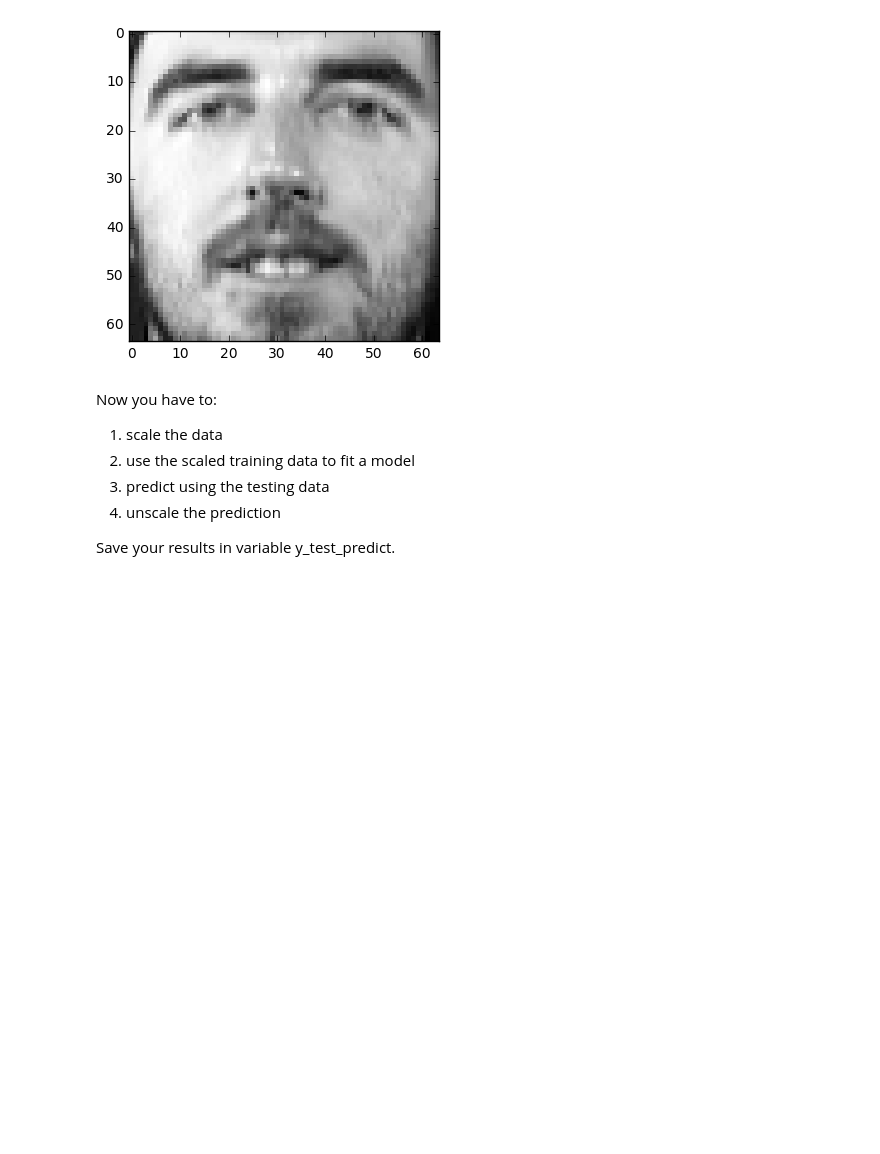
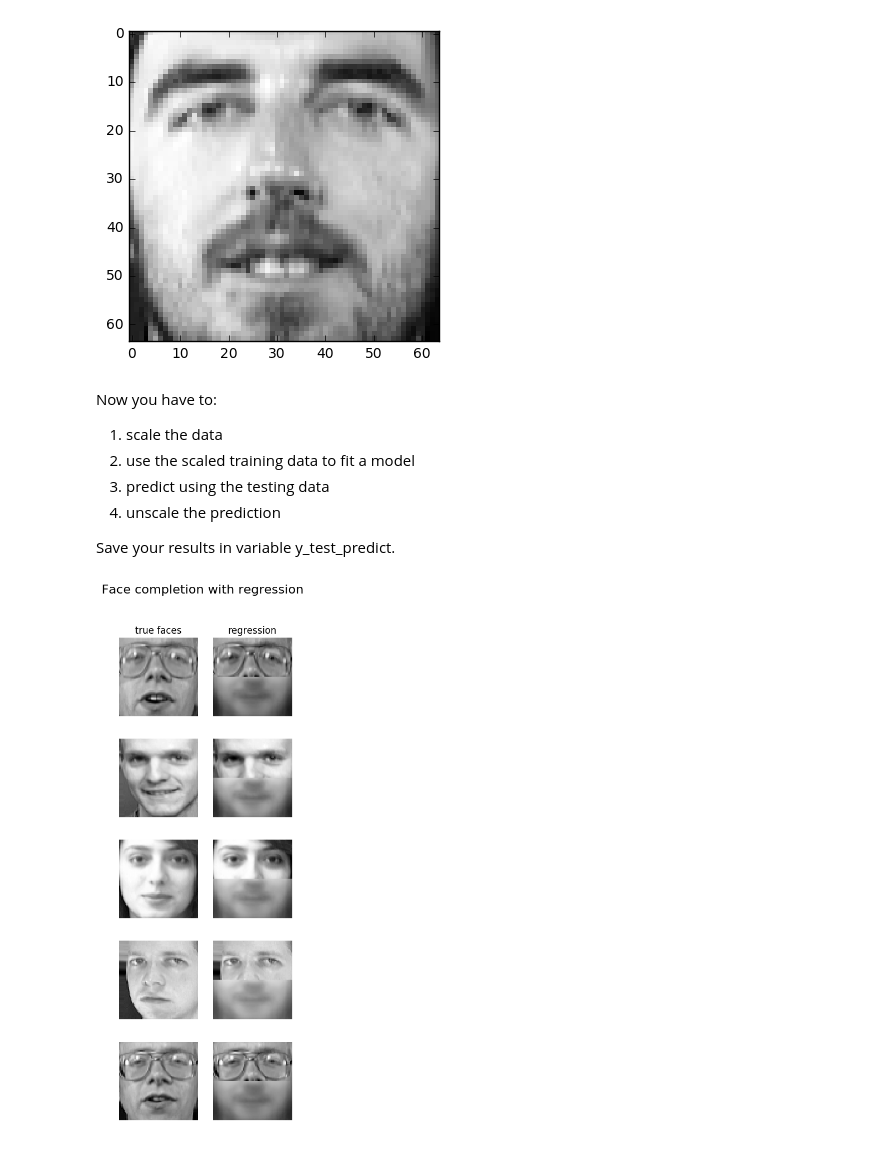
Before and after one commit to dfarren/castilleja, a Jupyter notebook: notebooks/Face Completion.ipynb, the cells around one changed output. Drawn from its saved outputs; the diff is of its cells as text; code cells hidden in the pictures; blank space fills up the shorter version.

```diff
--- a/notebooks/Face Completion.ipynb
+++ b/notebooks/Face Completion.ipynb
@@ -67,4 +67,6 @@ for i, m in enumerate(models):
     y_test_predict_scaled[:,i] = m.predict(X_test)
 y_test_predict = yscaler.inverse_transform(y_test_predict_scaled)
 # %%
-plot_results(X_test, y_test, y_test_predict)
+plot_faces_results(X_test, y_test, y_test_predict)
+# %% [output]
+[figure, added]
```
Also changed, not shown: 1 other file.
